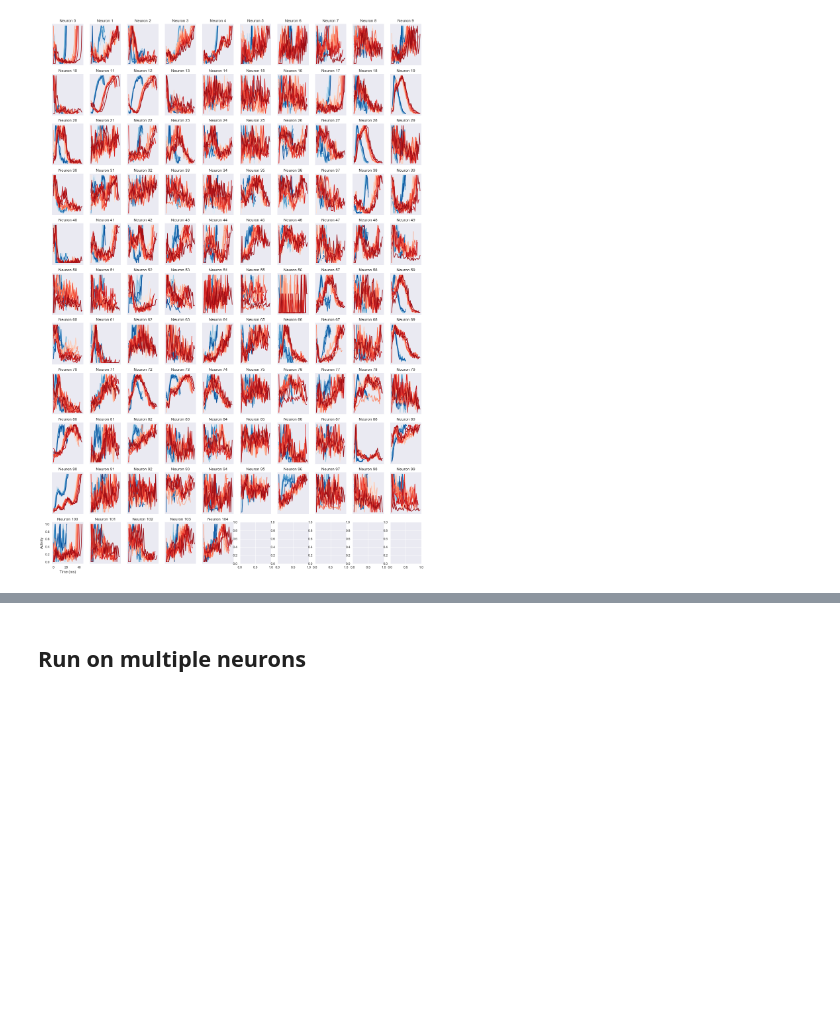
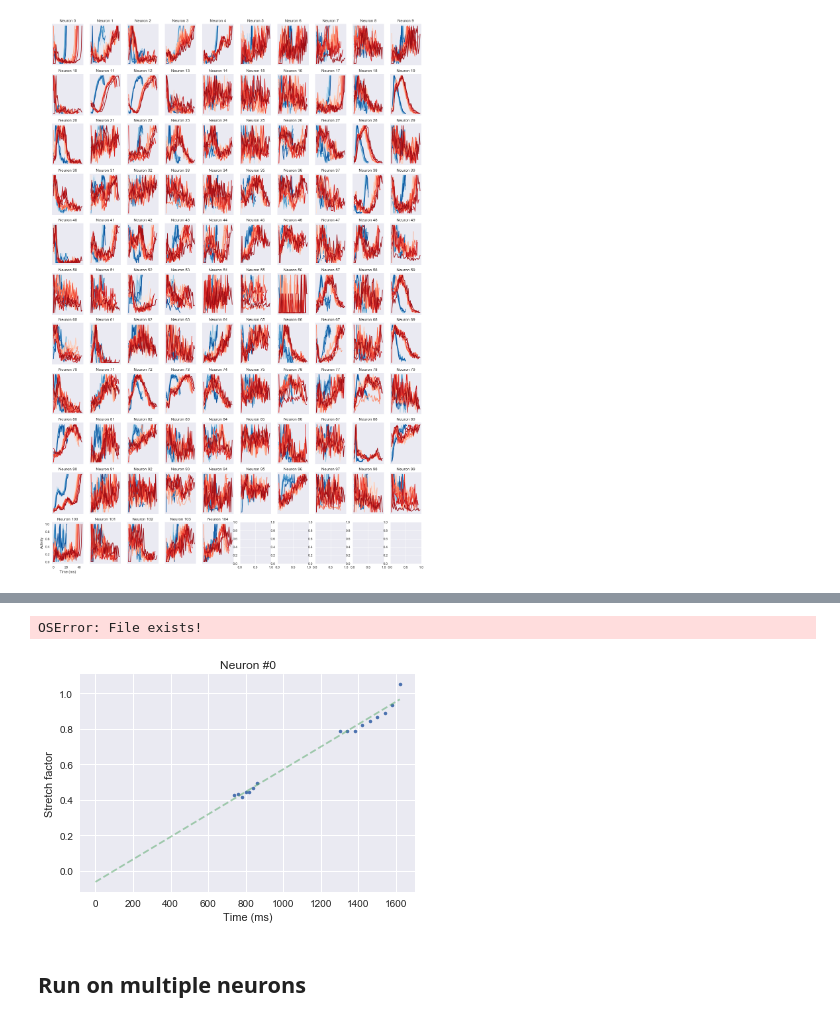
Before and after one commit to lmn93beo/twPCA-Neural-Analysis, a Jupyter notebook: twpca_neural_analysis.ipynb, the cells around one changed output, grey strips where cells are left out. Saved outputs shown, nothing was run; the diff lists cells and outputs as text; code cells hidden in the pictures; blank space fills up the shorter version.

```diff
--- a/twpca_neural_analysis.ipynb
+++ b/twpca_neural_analysis.ipynb
@@ -321,3 +281,27 @@ Starting twpca...
+# %%
+slopes = []
+times = np.array([740, 760, 780, 800, 820, 840, 860, 1300, 1340, 1380, 1420, 1460, 1500, 1540, 1580, 1620])
+slopes = (warpN[:,-1] - warpN[:,0]) / warpN.shape[1]
+
+times_aug = np.vstack([times, np.ones(len(slopes))]).T
+m, c = np.linalg.lstsq(times_aug, 1/slopes)[0]
+
+times_plot = np.array([0, 740, 760, 780, 800, 820, 840, 860, 1300, 1340, 1380, 1420, 1460, 1500, 1540, 1580, 1620])
+plt.plot(times, 1/np.array(slopes), '.')
+plt.plot(times_plot, m * times_plot + c, '--', label='Fitted line', alpha=0.5)
+plt.xlabel('Time (ms)')
+plt.ylabel('Stretch factor')
+plt.title('Neuron #' + str(neuron_id))
+
+filename = 'neuron' + str(neuron_id) + '_stretch_init_' + mode_init + \
+    '_warp_' + mode_warp + '_171102_rate10e-3.pdf'
+if not os.path.isfile(filename):
+    plt.savefig(filename)
+else:
+    raise IOError('File exists!')
+# %% [output]
+OSError: File exists!
+[figure, added]
 # %% [markdown]
 ## Run on multiple neurons
 # %%
```
Also changed, not shown: parts of 29 cells of this notebook.
